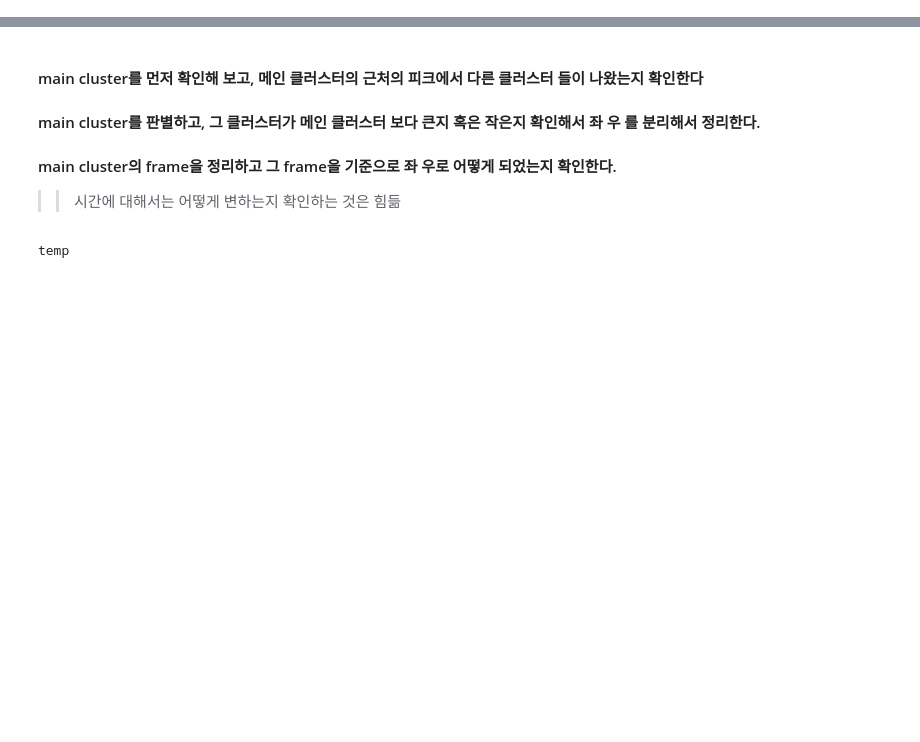
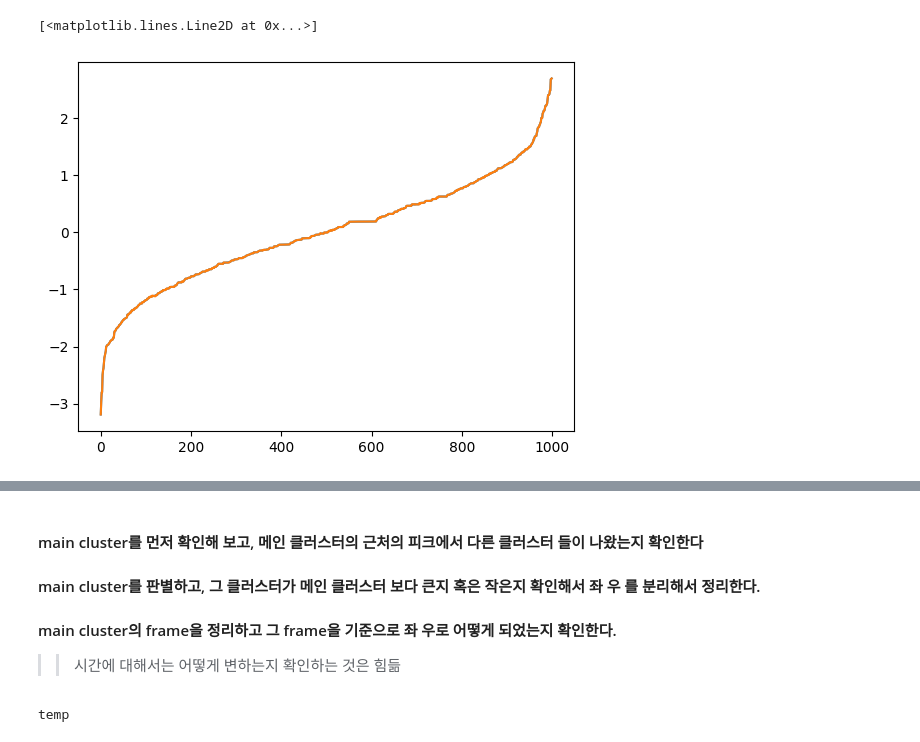
Before and after one commit to Gug-Young/Kuramoto-model, a Jupyter notebook: 23.06.07 Group check.ipynb, the cells around one changed output, grey strips where cells are left out. Drawn from its saved outputs; the diff is of its cells as text; code cells hidden in the pictures; blank space fills up the shorter version.

```diff
--- a/23.06.07 Group check.ipynb
+++ b/23.06.07 Group check.ipynb
@@ -17,18 +17,23 @@ from pprint import pprint
 # %%
 seed =10
 N = 1000
 theta_random,omega,Kc = Normal(N,0,1,seed=seed)
 omega = omega - np.mean(omega)
 omega = np.sort(omega)
-m = 6
-t = np.arange(0,30000,1)
-K = 4.3
+m = 8
+t = np.arange(0,5000,1)
+K = 2.3
 to_ppi = lambda y: (y + np.pi)%(2*np.pi) - np.pi
 theta, dtheta,rs = mf2(K,N=N,m=m,t_array=t,p_theta=theta_random,p_dtheta= omega,p_omega=omega)
 new_theta = to_ppi(theta)
 dtheta_c = np.cumsum(dtheta,axis=0)
-sum_time = 1000
+sum_time = 200
 avg_dtheta = (dtheta_c[sum_time:]-dtheta_c[:-sum_time])/sum_time
+plt.plot(np.sort(avg_dtheta[-1]))
+plt.plot((avg_dtheta[-1]))
+# %% [output]
+[<matplotlib.lines.Line2D at 0x...>]
+[figure, added]
 # %%
 def get_cluster(peaks,num):
     peaks = peaks[np.where((peaks<N)&(peaks>1))]
```
Also changed, not shown: parts of 45 cells of this notebook, 2 other files.
